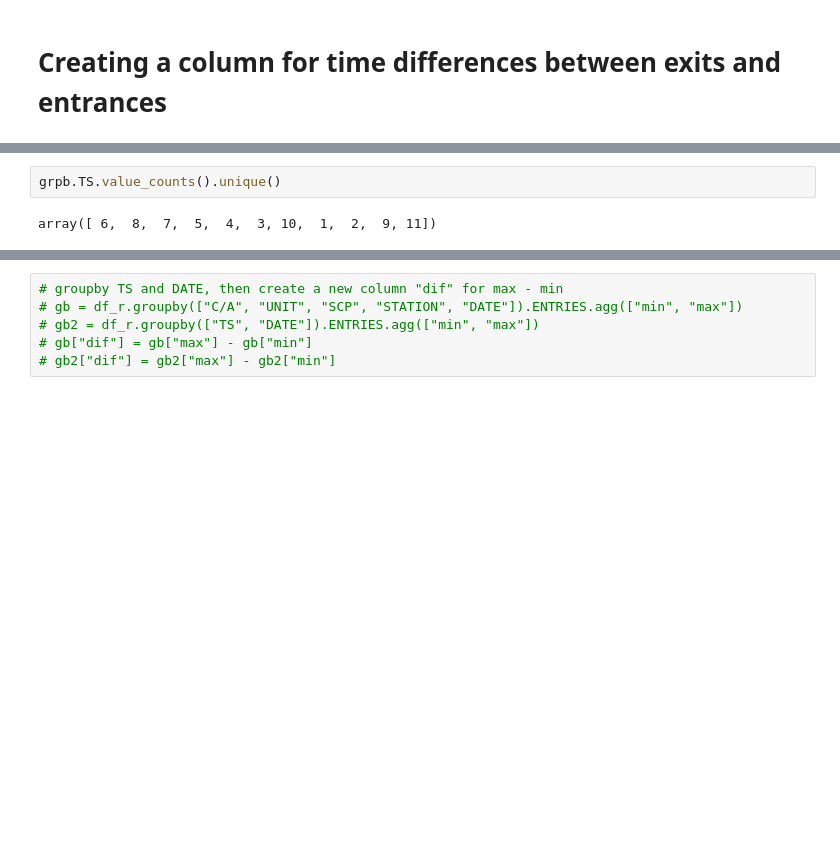
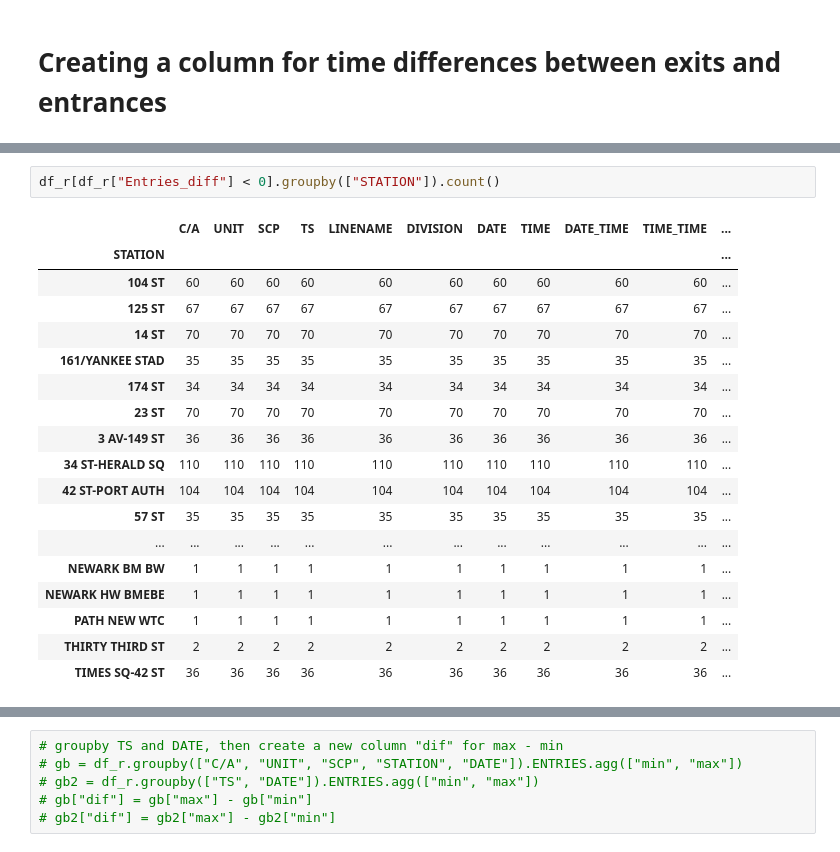
Before and after one commit to vszuflita/Metis, a Jupyter notebook: Project1/Proj1_cVicky.ipynb, the cells around one changed output, grey strips where cells are left out. Cells and saved outputs as stored; diff of their text form; blank space fills up the shorter version.

```diff
--- a/Project1/Proj1_cVicky.ipynb
+++ b/Project1/Proj1_cVicky.ipynb
@@ -143,4 +137,21 @@ df[df.Entries_diff < 0]
-# %%
-grpb.TS.value_counts().unique()
-# %% [output]
-array([ 6,  8,  7,  5,  4,  3, 10,  1,  2,  9, 11])
+# %%
+df_r[df_r["Entries_diff"] < 0].groupby(["STATION"]).count()
+# %% [output]
+|  | C/A | UNIT | SCP | TS | LINENAME | DIVISION | DATE | TIME | DATE_TIME | TIME_TIME | ... |
+| STATION |  |  |  |  |  |  |  |  |  |  | ... |
+| 104 ST | 60 | 60 | 60 | 60 | 60 | 60 | 60 | 60 | 60 | 60 | ... |
+| 125 ST | 67 | 67 | 67 | 67 | 67 | 67 | 67 | 67 | 67 | 67 | ... |
+| 14 ST | 70 | 70 | 70 | 70 | 70 | 70 | 70 | 70 | 70 | 70 | ... |
+| 161/YANKEE STAD | 35 | 35 | 35 | 35 | 35 | 35 | 35 | 35 | 35 | 35 | ... |
+| 174 ST | 34 | 34 | 34 | 34 | 34 | 34 | 34 | 34 | 34 | 34 | ... |
+| 23 ST | 70 | 70 | 70 | 70 | 70 | 70 | 70 | 70 | 70 | 70 | ... |
+| 3 AV-149 ST | 36 | 36 | 36 | 36 | 36 | 36 | 36 | 36 | 36 | 36 | ... |
+| 34 ST-HERALD SQ | 110 | 110 | 110 | 110 | 110 | 110 | 110 | 110 | 110 | 110 | ... |
+| 42 ST-PORT AUTH | 104 | 104 | 104 | 104 | 104 | 104 | 104 | 104 | 104 | 104 | ... |
+| 57 ST | 35 | 35 | 35 | 35 | 35 | 35 | 35 | 35 | 35 | 35 | ... |
+| ... | ... | ... | ... | ... | ... | ... | ... | ... | ... | ... | ... |
+| NEWARK BM BW | 1 | 1 | 1 | 1 | 1 | 1 | 1 | 1 | 1 | 1 | ... |
+| NEWARK HW BMEBE | 1 | 1 | 1 | 1 | 1 | 1 | 1 | 1 | 1 | 1 | ... |
+| PATH NEW WTC | 1 | 1 | 1 | 1 | 1 | 1 | 1 | 1 | 1 | 1 | ... |
+| THIRTY THIRD ST | 2 | 2 | 2 | 2 | 2 | 2 | 2 | 2 | 2 | 2 | ... |
+| TIMES SQ-42 ST | 36 | 36 | 36 | 36 | 36 | 36 | 36 | 36 | 36 | 36 | ... |
```
Also changed, not shown: parts of 41 cells of this notebook.
